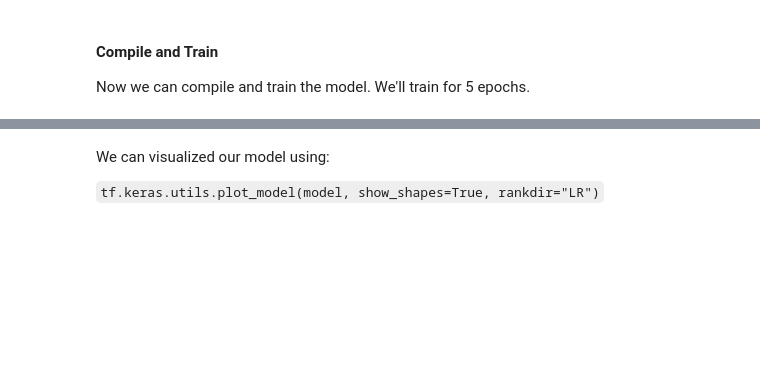
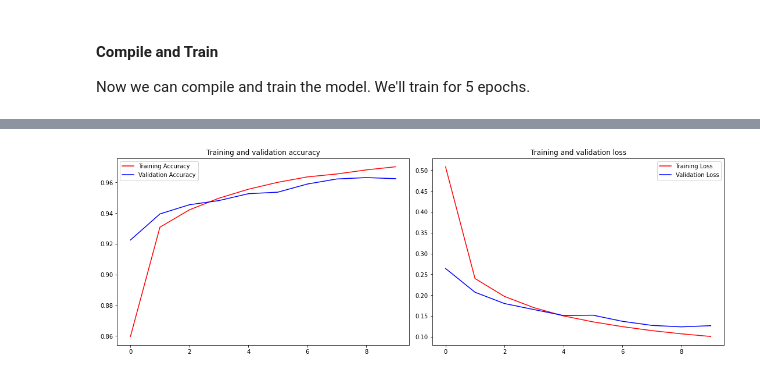
Before and after one commit to jason-weddington/hello-tensorflow, a Jupyter notebook: hello-tensorflow.ipynb, the cells around one changed output, grey strips where cells are left out. Cells and saved outputs as stored; diff of their text form; code cells hidden in the pictures; blank space fills up the shorter version.

```diff
--- a/hello-tensorflow.ipynb
+++ b/hello-tensorflow.ipynb
@@ -203,6 +204,6 @@ Now we can compile and train the model. We'll train for 5 epochs.
 # %%
 model.compile(loss='categorical_crossentropy', metrics=['accuracy'])
 history = model.fit(
-    x_train, y_train, epochs=5, verbose=1, validation_data=(x_valid, y_valid), batch_size=64
+    x_train, y_train, epochs=10, verbose=1, validation_data=(x_valid, y_valid), batch_size=128
 )
 # %% [output]
@@ -219,6 +230,34 @@ Epoch 5/5
-# %% [markdown]
-We can visualized our model using:
-
-`
-tf.keras.utils.plot_model(model, show_shapes=True, rankdir="LR")
-`
+# %%
+import matplotlib.pyplot as plt
+
+def plot_learning_and_loss_curves(history):
+    """
+    Given training history, plot the learning curves
+    and the loss curves for both training and
+    validation datasets.
+    """
+    training_accuracy = history.history['accuracy']
+    validation_accuracy = history.history['val_accuracy']
+    training_loss = history.history['loss']
+    validation_loss = history.history['val_loss']
+
+    epochs = range(len(training_accuracy))
+
+    plt.figure(constrained_layout=True, figsize=(15,5))
+    plt.subplot(1, 2, 1)
+    plt.plot(epochs, training_accuracy, 'r', label='Training Accuracy')
+    plt.plot(epochs, validation_accuracy, 'b', label='Validation Accuracy')
+    plt.title('Training and validation accuracy')
+    plt.legend(loc=0)
+
+    plt.subplot(1, 2, 2)
+    plt.plot(epochs, training_loss, 'r', label='Training Loss')
+    plt.plot(epochs, validation_loss, 'b', label='Validation Loss')
+    plt.title('Training and validation loss')
+    plt.legend(loc=0)
+
+    plt.show()
+# %%
+plot_learning_and_loss_curves(history)
+# %% [output]
+[figure, added]
```
Also changed, not shown: parts of 14 cells of this notebook, 2 other files.
